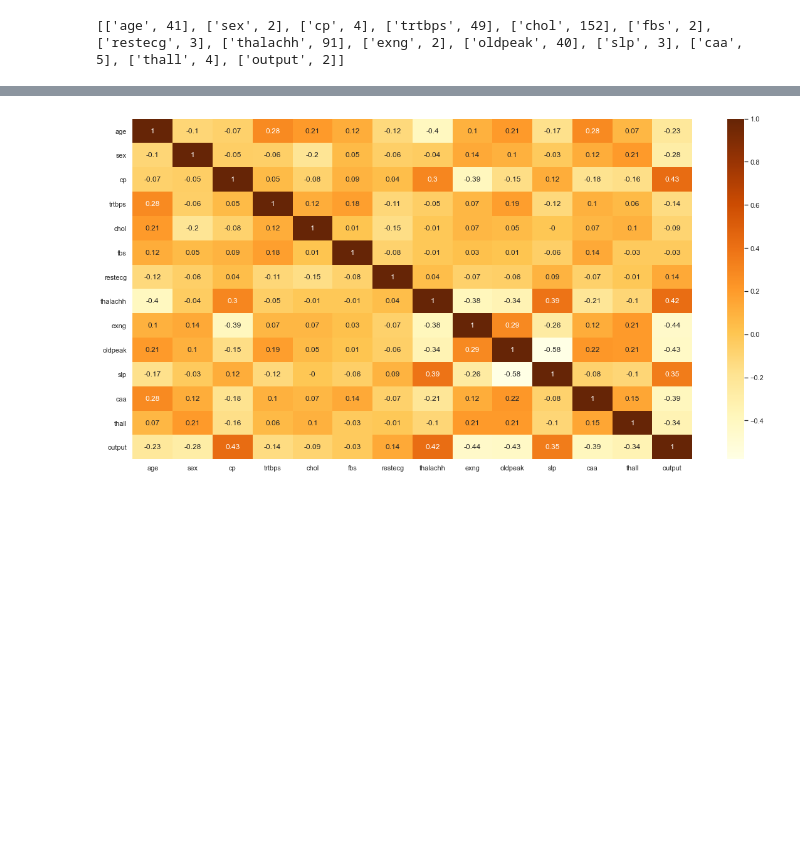
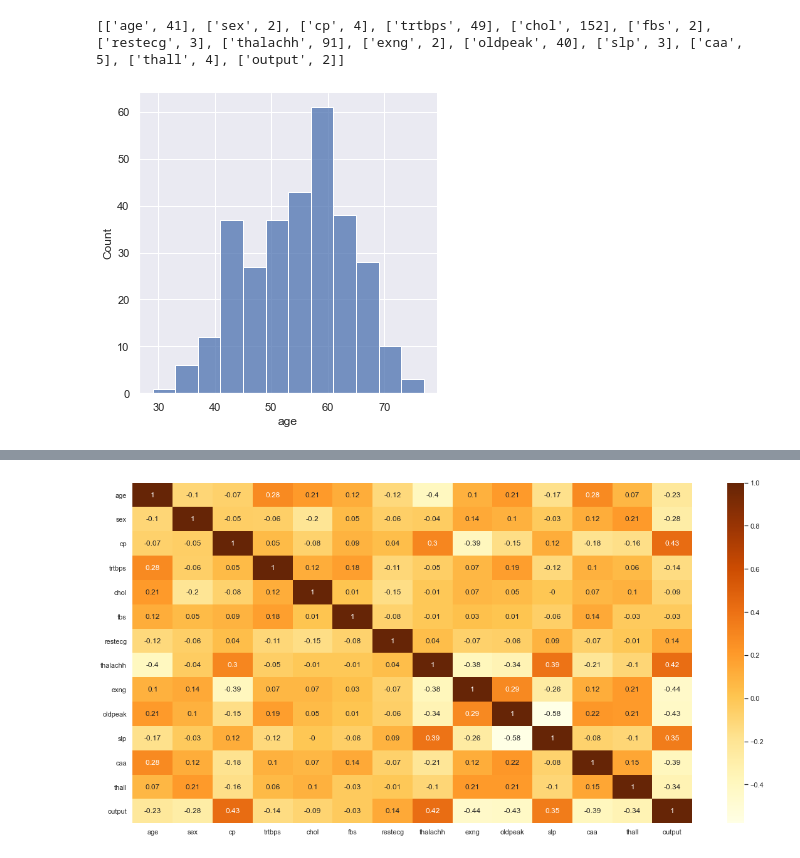
Before and after one commit to AndreaViviani89/Hipocratia_challenge, a Jupyter notebook: Eda.ipynb, the cells around one changed output, grey strips where cells are left out. Cells and saved outputs as stored; diff of their text form; code cells hidden in the pictures; blank space fills up the shorter version.

Commit message:
explore the data

```diff
--- a/Eda.ipynb
+++ b/Eda.ipynb
@@ -44,3 +44,12 @@ for i in df.columns:
 print(unique_values)
 # %% [output]
 [['age', 41], ['sex', 2], ['cp', 4], ['trtbps', 49], ['chol', 152], ['fbs', 2], ['restecg', 3], ['thalachh', 91], ['exng', 2], ['oldpeak', 40], ['slp', 3], ['caa', 5], ['thall', 4], ['output', 2]]
+# %%
+# Exploring the data
+
+# Plot the aage
+sns.set(rc={"figure.figsize":(12,8)})
+sns.displot(df['age'].dropna())
+plt.show()
+# %% [output]
+[figure, added]
```
Also changed, not shown: parts of 4 cells of this notebook.
